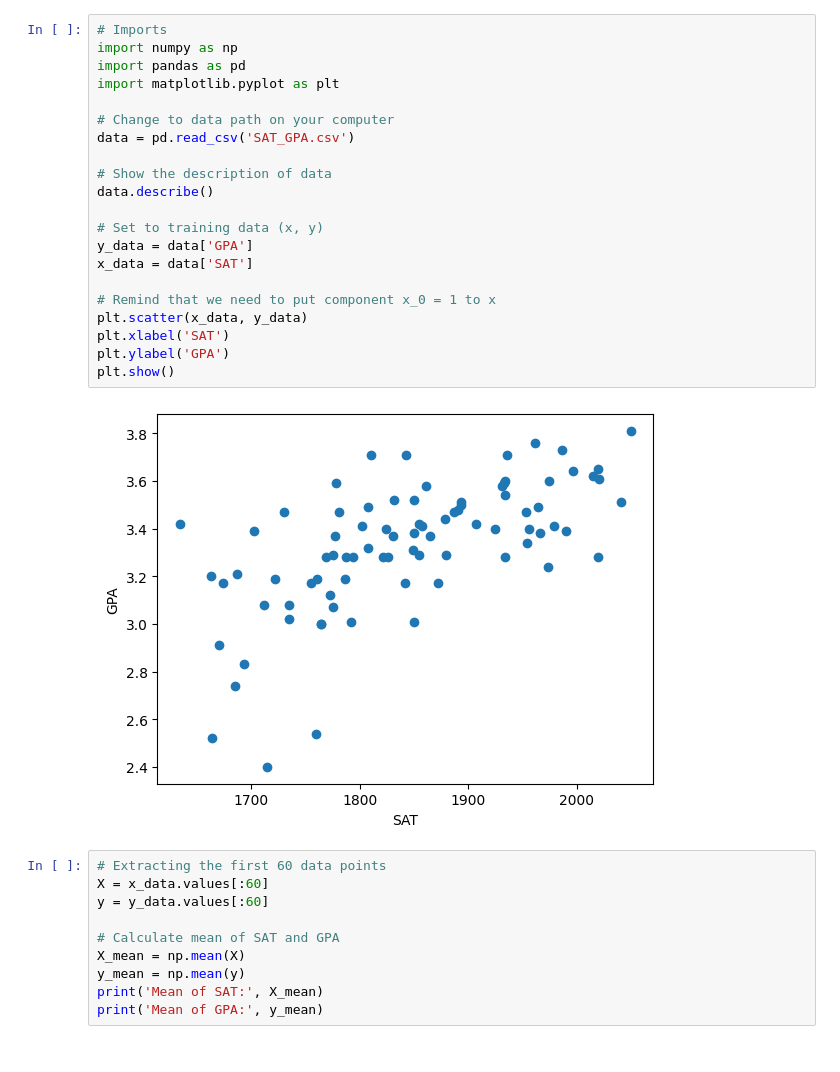
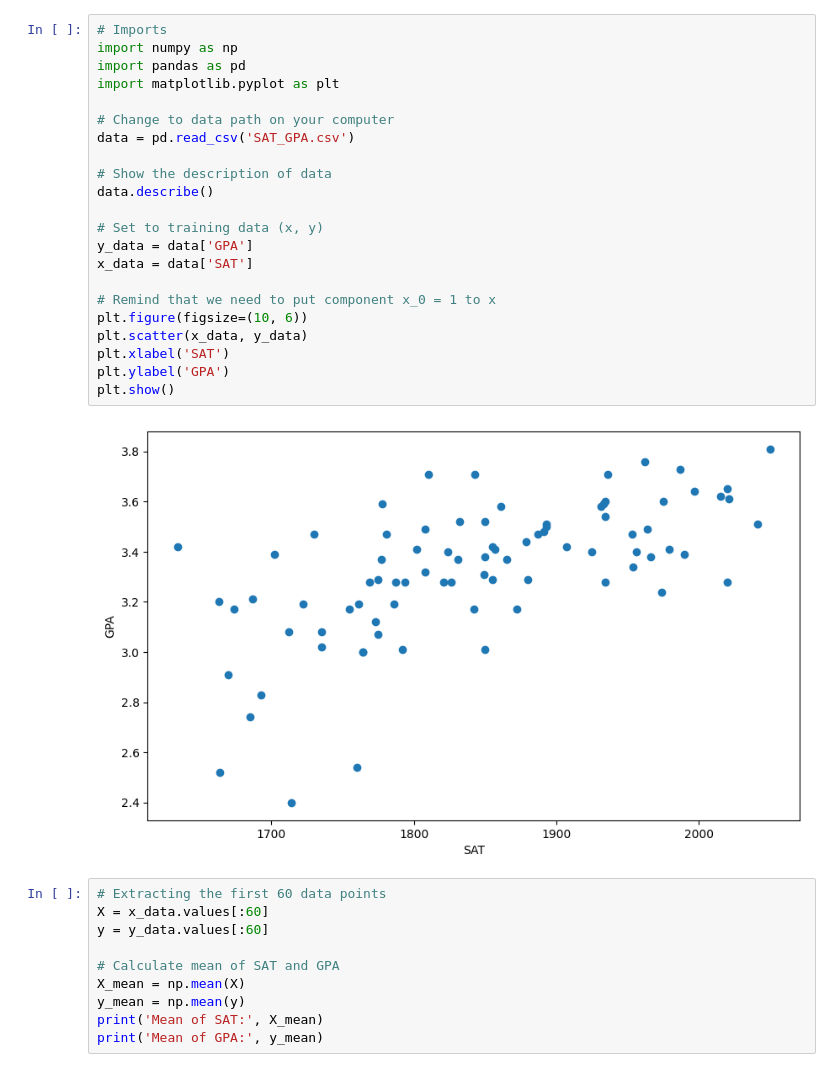
Before and after one commit to yuk068/machine-learning-mat3533, a Jupyter notebook: Jupyter/lr-assignment/example3_sat_gpa.ipynb, the cells around one changed output. Cells and saved outputs as stored; diff of their text form.

```diff
--- a/Jupyter/lr-assignment/example3_sat_gpa.ipynb
+++ b/Jupyter/lr-assignment/example3_sat_gpa.ipynb
@@ -1,26 +1,27 @@
 # %%
 # Imports
 import numpy as np
 import pandas as pd
 import matplotlib.pyplot as plt
 
 # Change to data path on your computer
 data = pd.read_csv('SAT_GPA.csv')
 
 # Show the description of data
 data.describe()
 
 # Set to training data (x, y)
 y_data = data['GPA']
 x_data = data['SAT']
 
 # Remind that we need to put component x_0 = 1 to x
+plt.figure(figsize=(10, 6))
 plt.scatter(x_data, y_data)
 plt.xlabel('SAT')
 plt.ylabel('GPA')
 plt.show()
 # %% [output]
-[figure, old version]
+[figure, new version]
 # %%
 # Extracting the first 60 data points
 X = x_data.values[:60]
```
Also changed, not shown: parts of 3 cells of this notebook, 4 other files.
